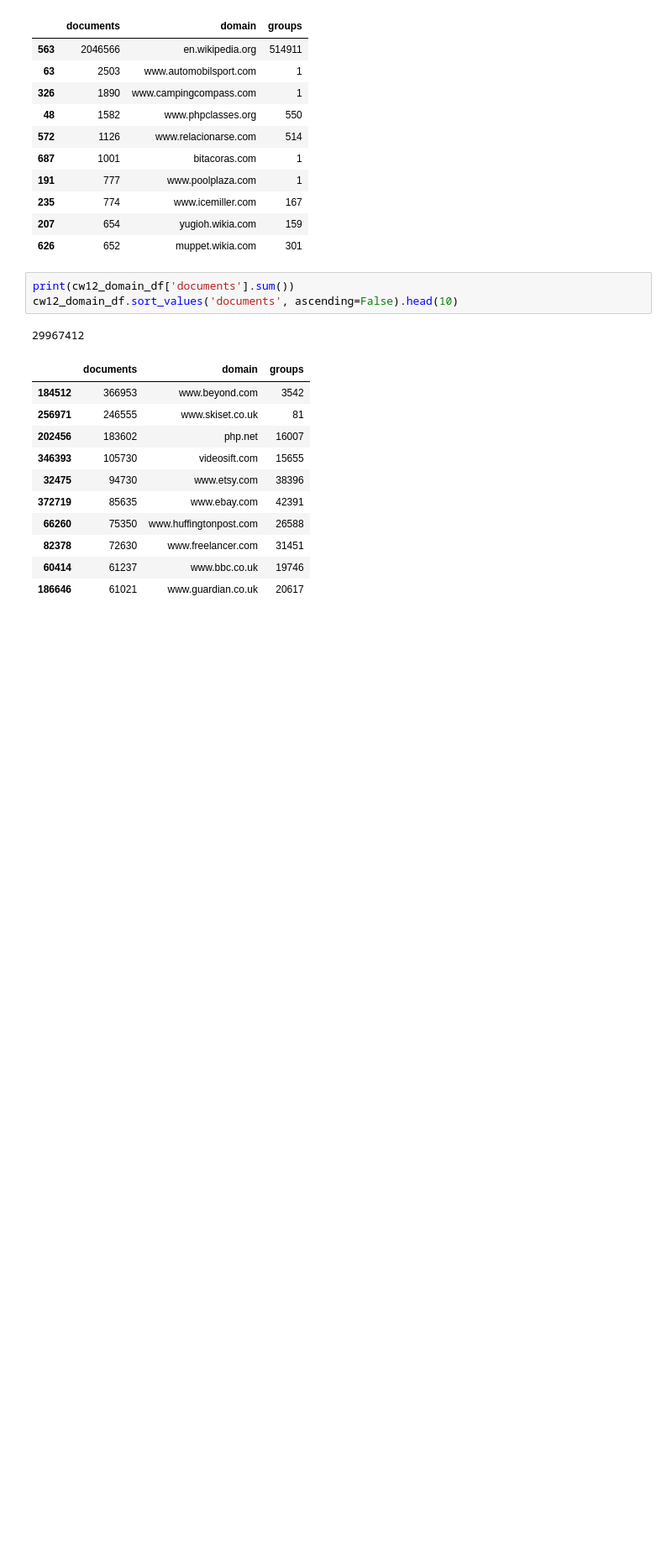
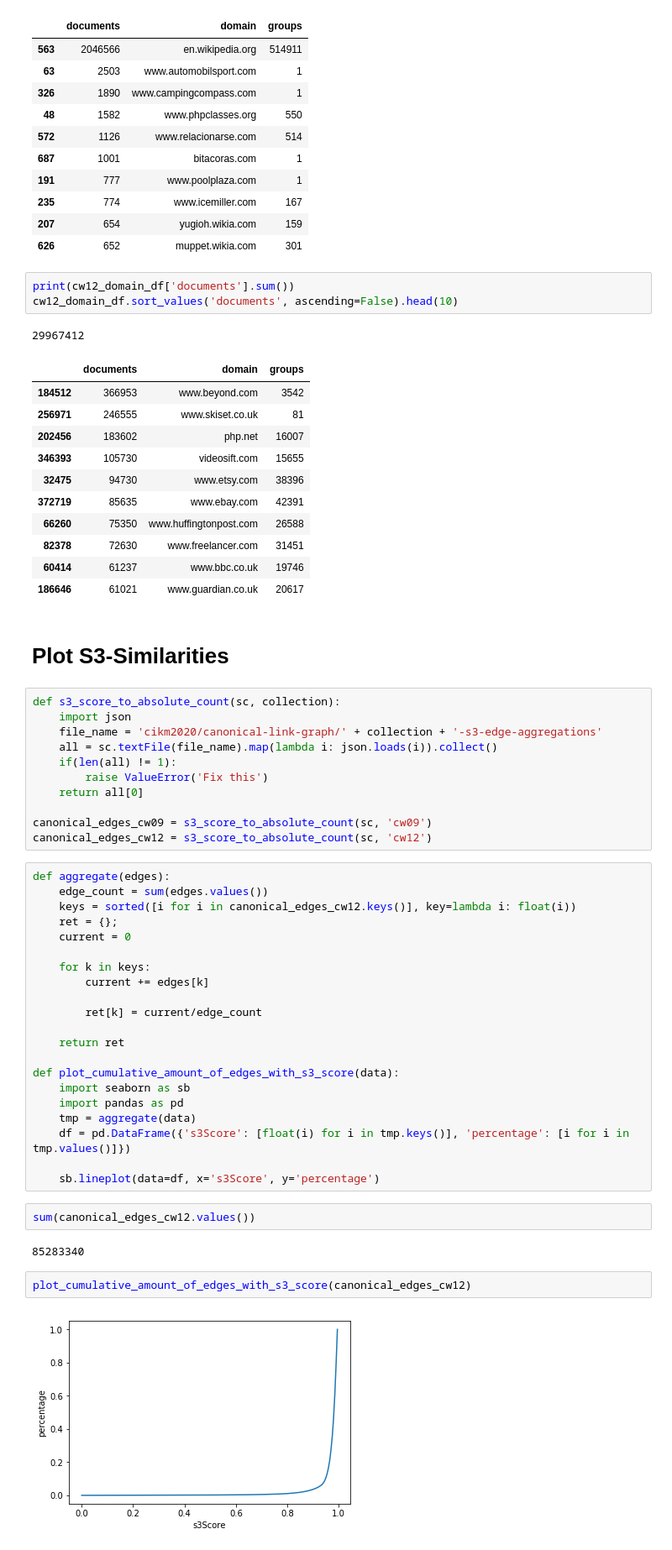
Before and after one commit to chatnoir-eu/chatnoir-copycat, a Jupyter notebook: src/main/jupyter/relevance-transfer.ipynb, the cells around one changed output. Shown: that part at 84% size. Saved outputs shown, nothing was run; the diff lists cells and outputs as text; blank space fills up the shorter version.

```diff
--- a/src/main/jupyter/relevance-transfer.ipynb
+++ b/src/main/jupyter/relevance-transfer.ipynb
@@ -250,3 +300,45 @@ cw12_domain_df.sort_values('documents', ascending=False).head(10)
 | 82378 | 72630 | www.freelancer.com | 31451 |
 | 60414 | 61237 | www.bbc.co.uk | 19746 |
 | 186646 | 61021 | www.guardian.co.uk | 20617 |
+# %% [markdown]
+# Plot S3-Similarities
+# %%
+def s3_score_to_absolute_count(sc, collection):
+    import json
+    file_name = 'cikm2020/canonical-link-graph/' + collection + '-s3-edge-aggregations'
+    all = sc.textFile(file_name).map(lambda i: json.loads(i)).collect()
+    if(len(all) != 1):
+        raise ValueError('Fix this')
+    return all[0]
+
+canonical_edges_cw09 = s3_score_to_absolute_count(sc, 'cw09')
+canonical_edges_cw12 = s3_score_to_absolute_count(sc, 'cw12')
+# %%
+def aggregate(edges):
+    edge_count = sum(edges.values())
+    keys = sorted([i for i in canonical_edges_cw12.keys()], key=lambda i: float(i))
+    ret = {};
+    current = 0
+
+    for k in keys:
+        current += edges[k]
+
+        ret[k] = current/edge_count
+
+    return ret
+
+def plot_cumulative_amount_of_edges_with_s3_score(data):
+    import seaborn as sb
+    import pandas as pd
+    tmp = aggregate(data)
+    df = pd.DataFrame({'s3Score': [float(i) for i in tmp.keys()], 'percentage': [i for i in tmp.values()]})
+
+    sb.lineplot(data=df, x='s3Score', y='percentage')
+# %%
+sum(canonical_edges_cw12.values())
+# %% [output]
+85283340
+# %%
+plot_cumulative_amount_of_edges_with_s3_score(canonical_edges_cw12)
+# %% [output]
+[figure, added]
```
Also changed, not shown: parts of 12 cells of this notebook, 1 other file.
